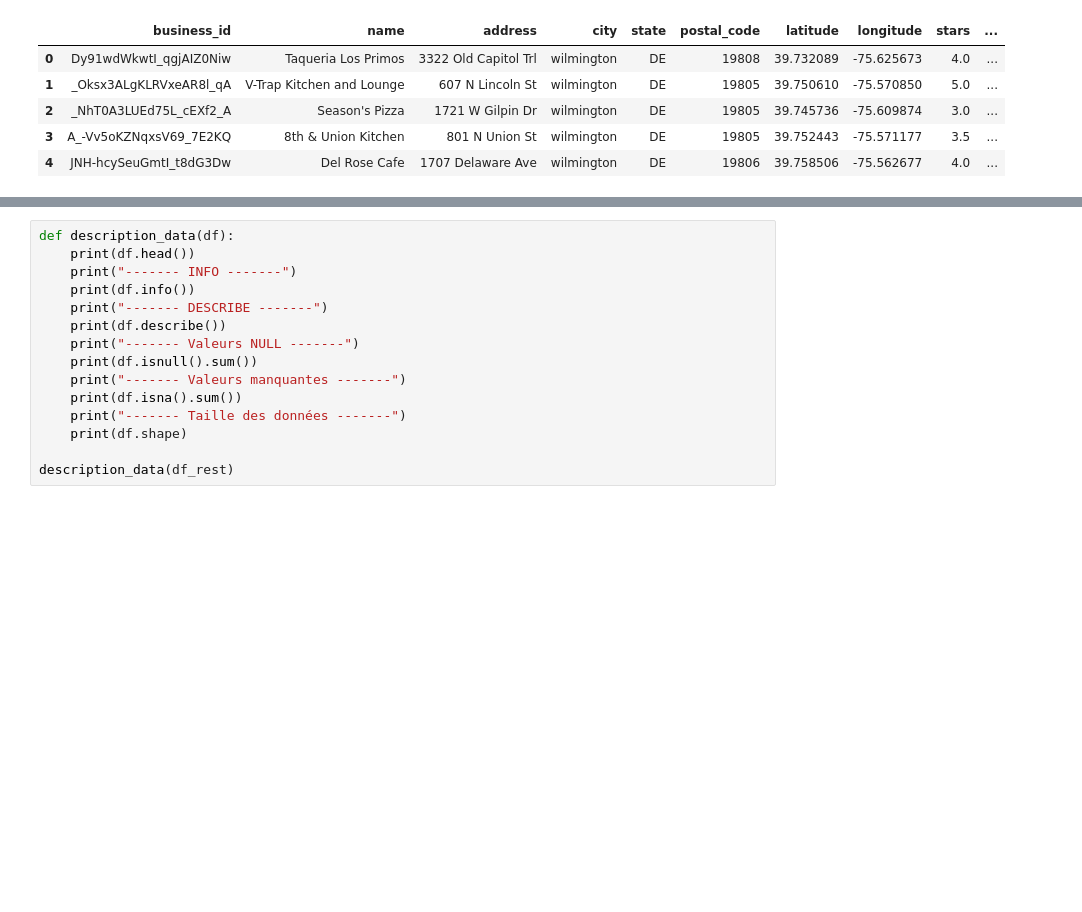
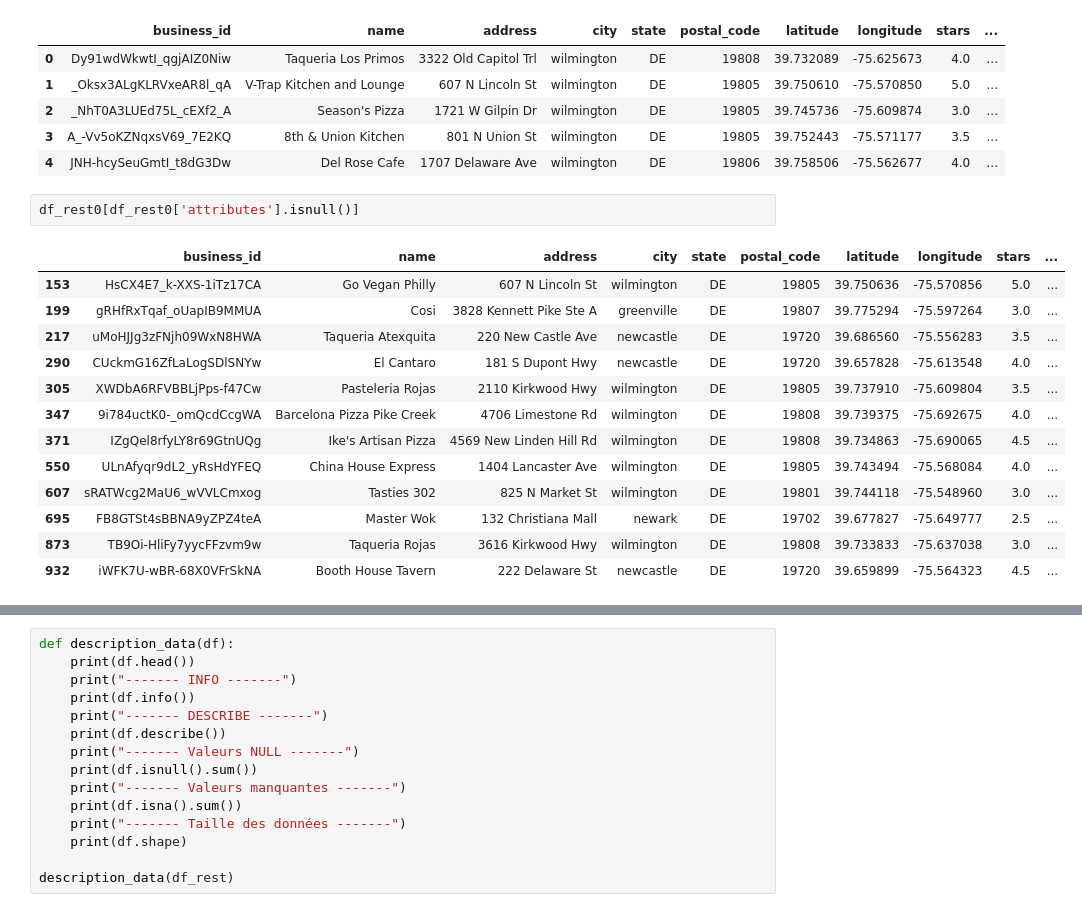
Before and after one commit to Menestarr/Projet_Neo4j, a Jupyter notebook: read_data.ipynb, the cells around one changed output, grey strips where cells are left out. Drawn from its saved outputs; the diff is of its cells as text; blank space fills up the shorter version.

```diff
--- a/read_data.ipynb
+++ b/read_data.ipynb
@@ -32,3 +34,19 @@ df_rest0.head()
 | 2 | _NhT0A3LUEd75L_cEXf2_A | Season's Pizza | 1721 W Gilpin Dr | wilmington | DE | 19805 | 39.745736 | -75.609874 | 3.0 | ... |
 | 3 | A_-Vv5oKZNqxsV69_7E2KQ | 8th & Union Kitchen | 801 N Union St | wilmington | DE | 19805 | 39.752443 | -75.571177 | 3.5 | ... |
 | 4 | JNH-hcySeuGmtI_t8dG3Dw | Del Rose Cafe | 1707 Delaware Ave | wilmington | DE | 19806 | 39.758506 | -75.562677 | 4.0 | ... |
+# %%
+df_rest0[df_rest0['attributes'].isnull()]
+# %% [output]
+|  | business_id | name | address | city | state | postal_code | latitude | longitude | stars | ... |
+| 153 | HsCX4E7_k-XXS-1iTz17CA | Go Vegan Philly | 607 N Lincoln St | wilmington | DE | 19805 | 39.750636 | -75.570856 | 5.0 | ... |
+| 199 | gRHfRxTqaf_oUapIB9MMUA | Cosi | 3828 Kennett Pike Ste A | greenville | DE | 19807 | 39.775294 | -75.597264 | 3.0 | ... |
+| 217 | uMoHJJg3zFNjh09WxN8HWA | Taqueria Atexquita | 220 New Castle Ave | newcastle | DE | 19720 | 39.686560 | -75.556283 | 3.5 | ... |
+| 290 | CUckmG16ZfLaLogSDlSNYw | El Cantaro | 181 S Dupont Hwy | newcastle | DE | 19720 | 39.657828 | -75.613548 | 4.0 | ... |
+| 305 | XWDbA6RFVBBLjPps-f47Cw | Pasteleria Rojas | 2110 Kirkwood Hwy | wilmington | DE | 19805 | 39.737910 | -75.609804 | 3.5 | ... |
+| 347 | 9i784uctK0-_omQcdCcgWA | Barcelona Pizza Pike Creek | 4706 Limestone Rd | wilmington | DE | 19808 | 39.739375 | -75.692675 | 4.0 | ... |
+| 371 | IZgQel8rfyLY8r69GtnUQg | Ike's Artisan Pizza | 4569 New Linden Hill Rd | wilmington | DE | 19808 | 39.734863 | -75.690065 | 4.5 | ... |
+| 550 | ULnAfyqr9dL2_yRsHdYFEQ | China House Express | 1404 Lancaster Ave | wilmington | DE | 19805 | 39.743494 | -75.568084 | 4.0 | ... |
+| 607 | sRATWcg2MaU6_wVVLCmxog | Tasties 302 | 825 N Market St | wilmington | DE | 19801 | 39.744118 | -75.548960 | 3.0 | ... |
+| 695 | FB8GTSt4sBBNA9yZPZ4teA | Master Wok | 132 Christiana Mall | newark | DE | 19702 | 39.677827 | -75.649777 | 2.5 | ... |
+| 873 | TB9Oi-HliFy7yycFFzvm9w | Taqueria Rojas | 3616 Kirkwood Hwy | wilmington | DE | 19808 | 39.733833 | -75.637038 | 3.0 | ... |
+| 932 | iWFK7U-wBR-68X0VFrSkNA | Booth House Tavern | 222 Delaware St | newcastle | DE | 19720 | 39.659899 | -75.564323 | 4.5 | ... |
```
Also changed, not shown: parts of 12 cells of this notebook, 5 other files.
